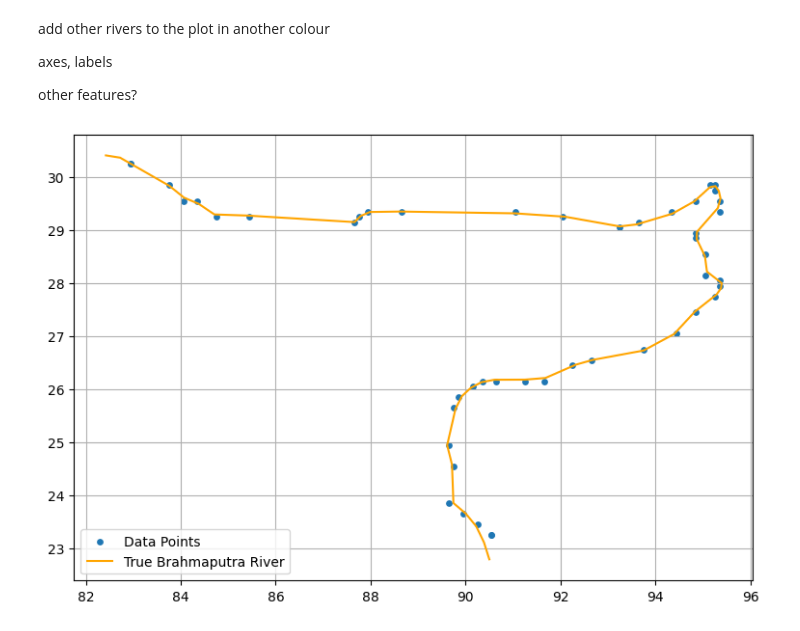
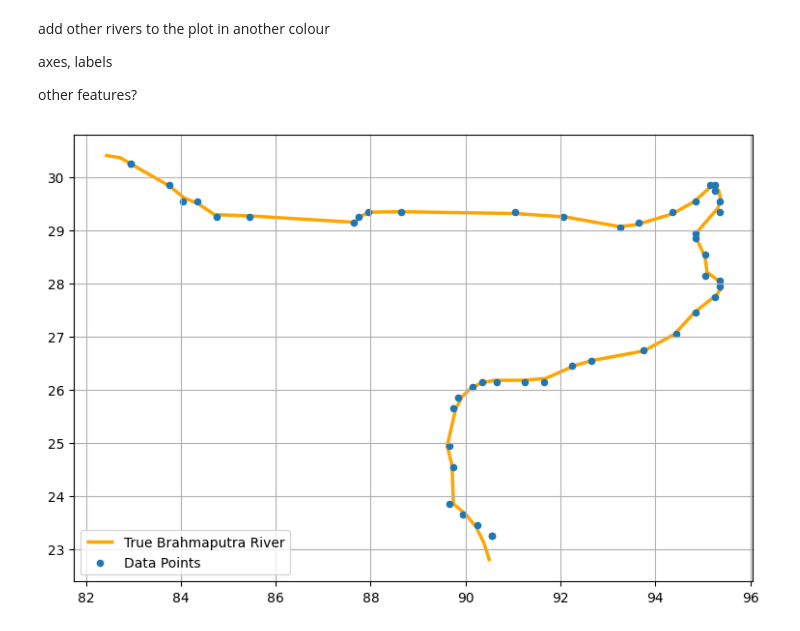
Before and after one commit to PaulNitschke/DS-Brahmaputra-River, a Jupyter notebook: notebooks/geo_exploration.ipynb, the cells around one changed output. Cells and saved outputs as stored; diff of their text form; code cells hidden in the pictures.

```diff
--- a/notebooks/geo_exploration.ipynb
+++ b/notebooks/geo_exploration.ipynb
@@ -157,12 +157,14 @@ for true_coord in river_points:
 filtered_df_closest = filtered_df.loc[closest_points]
 # %%
 fig, ax = plt.subplots(figsize=(13,6))
-filtered_df_closest.plot(ax=ax, markersize=15, marker='o', label='Data Points')
-brahmaputra.plot(ax=ax, color='orange', label='True Brahmaputra River')
+
+brahmaputra.plot(ax=ax, color='orange', linewidth=2.5, label='True Brahmaputra River', zorder=0)
+filtered_df_closest.plot(ax=ax, markersize=20, marker='o', label='Data Points', zorder=1)
+
 plt.legend()
 plt.grid(True)
 # %% [output]
-[figure, old version]
+[figure, new version]
 # %%
 # not saved to data folder, which is in gitignore
 filtered_df_closest.to_csv('../river_data.csv', index=False)
```
Also changed, not shown: parts of 2 cells of this notebook.
